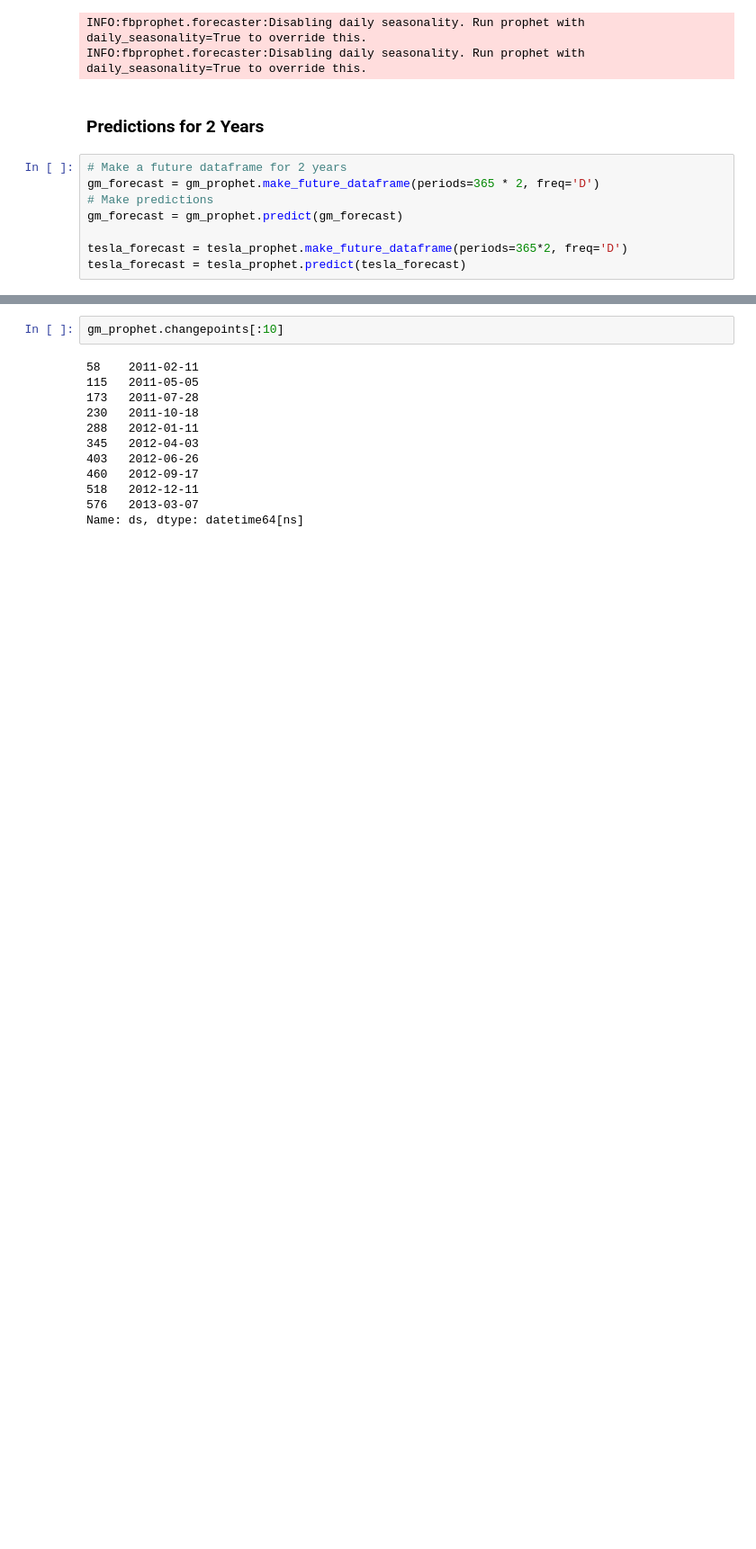
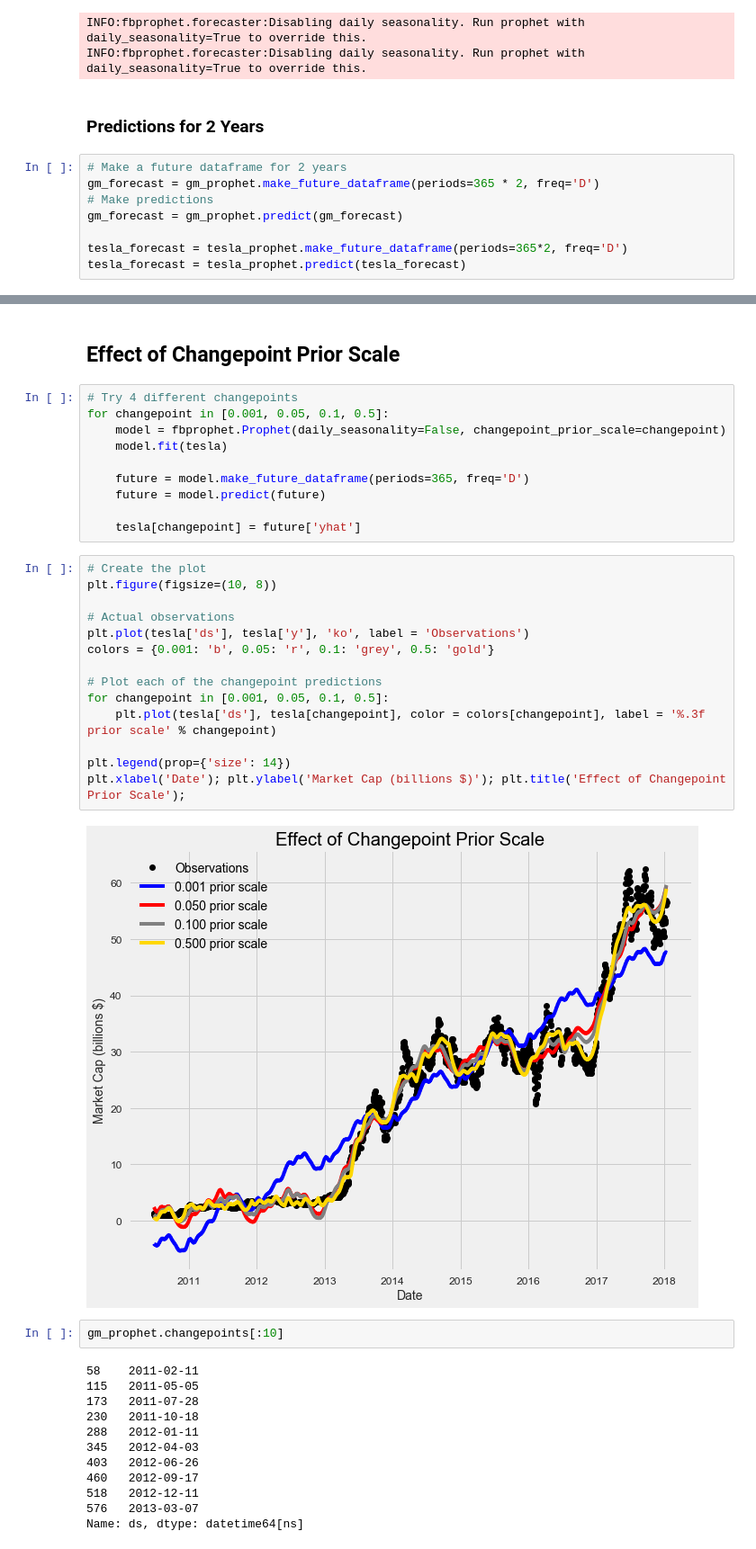
Before and after one commit to WillKoehrsen/Data-Analysis, a Jupyter notebook: additive_models/Additive Models for Prediction.ipynb, the cells around one changed output, grey strips where cells are left out. Shown at 90% size. Drawn from its saved outputs; the diff is of its cells as text; blank space fills up the shorter version.

Commit message:
Modified introdintroduction to additive models to show effect of priors

```diff
--- a/additive_models/Additive Models for Prediction.ipynb
+++ b/additive_models/Additive Models for Prediction.ipynb
@@ -187,3 +187,31 @@ plt.title('Market Cap of Tesla');
+# %% [markdown]
+## Effect of Changepoint Prior Scale
+# %%
+# Try 4 different changepoints
+for changepoint in [0.001, 0.05, 0.1, 0.5]:
+    model = fbprophet.Prophet(daily_seasonality=False, changepoint_prior_scale=changepoint)
+    model.fit(tesla)
+
+    future = model.make_future_dataframe(periods=365, freq='D')
+    future = model.predict(future)
+
+    tesla[changepoint] = future['yhat']
+# %%
+# Create the plot
+plt.figure(figsize=(10, 8))
+
+# Actual observations
+plt.plot(tesla['ds'], tesla['y'], 'ko', label = 'Observations')
+colors = {0.001: 'b', 0.05: 'r', 0.1: 'grey', 0.5: 'gold'}
+
+# Plot each of the changepoint predictions
+for changepoint in [0.001, 0.05, 0.1, 0.5]:
+    plt.plot(tesla['ds'], tesla[changepoint], color = colors[changepoint], label = '%.3f prior scale' % changepoint)
+
+plt.legend(prop={'size': 14})
+plt.xlabel('Date'); plt.ylabel('Market Cap (billions $)'); plt.title('Effect of Changepoint Prior Scale');
+# %% [output]
+[figure, added]
 # %%
 gm_prophet.changepoints[:10]
 # %% [output]
```
Also changed, not shown: parts of 7 cells of this notebook, 4 other files.
